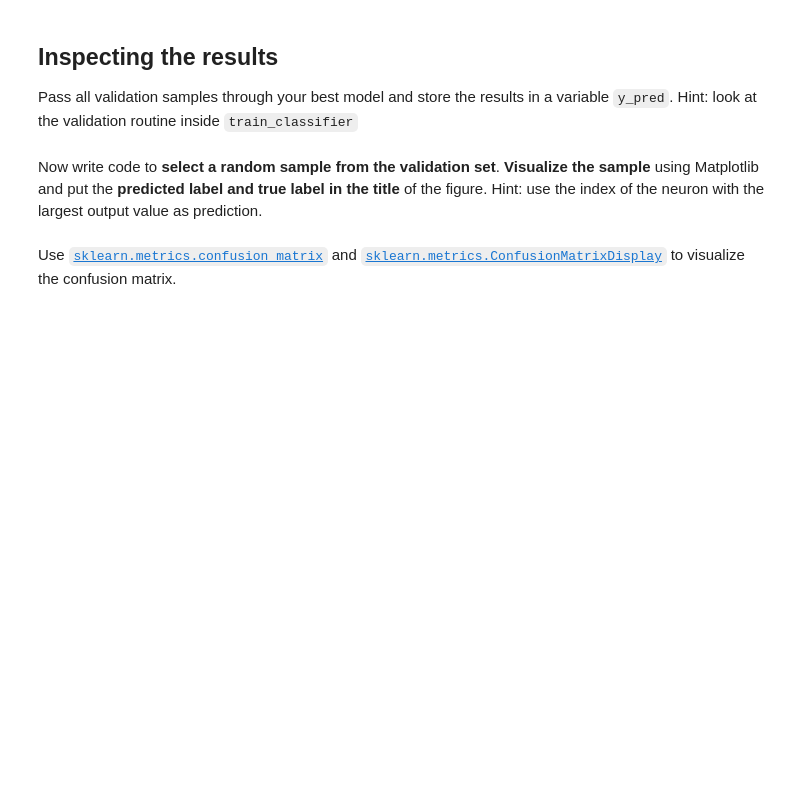
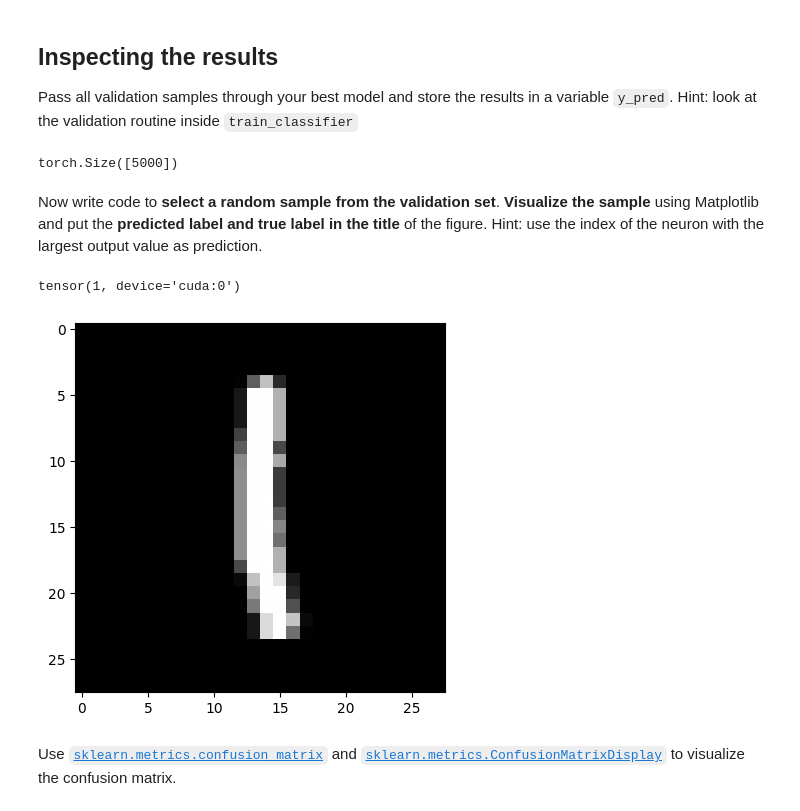
Before and after one commit to ThijsAlens/image_processing, a Jupyter notebook: 01b_basic_image_classification.ipynb, the cells around one changed output. Saved outputs shown, nothing was run; the diff lists cells and outputs as text; code cells hidden in the pictures; blank space fills up the shorter version.

```diff
--- a/01b_basic_image_classification.ipynb
+++ b/01b_basic_image_classification.ipynb
@@ -183,10 +374,24 @@ Again compare the loss curves of this model with the previous two. What do you n
 Pass all validation samples through your best model and store the results in a variable `y_pred`. Hint: look at the validation routine inside `train_classifier`
 # %%
 # ... WRITE YOUR CODE HERE ... #
+with torch.inference_mode():
+    y_pred = model3(x_val).argmax(dim=1)
+y_pred.shape
+# %% [output]
+torch.Size([5000])
 # %% [markdown]
 Now write code to **select a random sample from the validation set**. **Visualize the sample** using Matplotlib and put the **predicted label and true label in the title** of the figure. Hint: use the index of the neuron with the largest output value as prediction.
 # %%
-# ... WRITE YOUR CODE HERE ... #
+import random
+sample_index = random.randint(0, 4999)
+x = x_val[sample_index]
+y = y_pred[sample_index]
+
+plt.imshow(x_val[sample_index][0].cpu().numpy(), cmap='gray', vmin=0, vmax=1)
+print(y)
+# %% [output]
+tensor(1, device='cuda:0')
+[figure, added]
 # %% [markdown]
 Use [`sklearn.metrics.confusion_matrix`](https://scikit-learn.org/stable/modules/generated/sklearn.metrics.confusion_matrix.html) and [`sklearn.metrics.ConfusionMatrixDisplay`](https://scikit-learn.org/stable/modules/generated/sklearn.metrics.ConfusionMatrixDisplay.html) to visualize the confusion matrix.
 # %%
```
Also changed, not shown: parts of 11 cells of this notebook, 1 other file.
